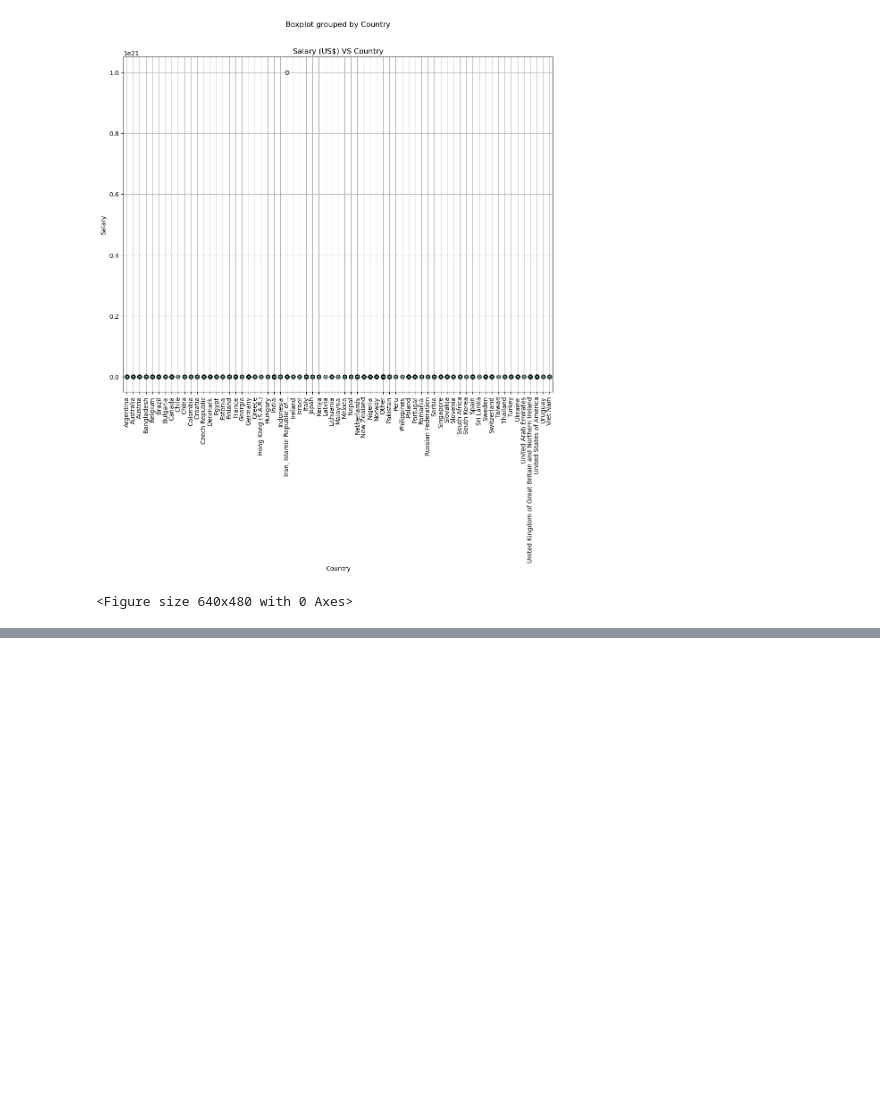
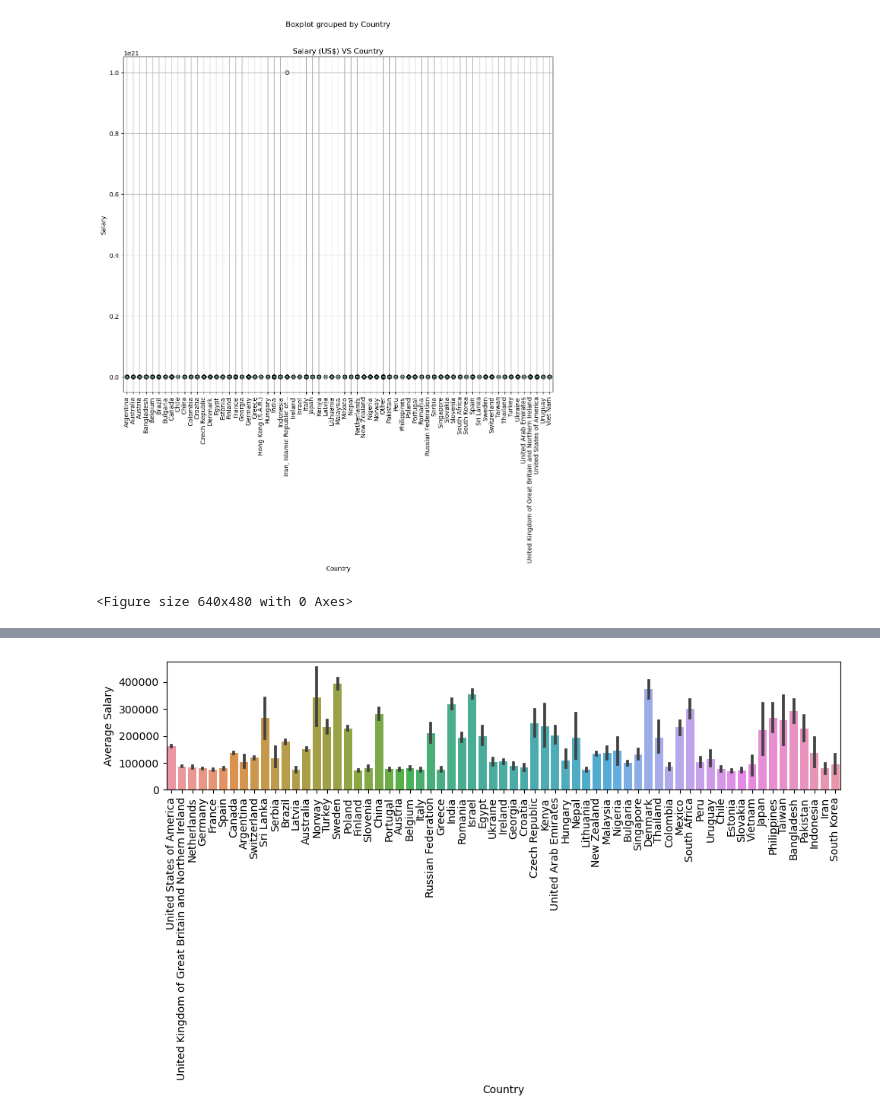
Before and after one commit to Augusta02/developer_salary_2023, a Jupyter notebook: salary_prediction.ipynb, the cells around one changed output, grey strips where cells are left out. Saved outputs shown, nothing was run; the diff lists cells and outputs as text; code cells hidden in the pictures; blank space fills up the shorter version.

```diff
--- a/salary_prediction.ipynb
+++ b/salary_prediction.ipynb
@@ -518,0 +535,10 @@ for index, row in df.iterrows():
+# %%
+def clean_experience(x):
+    if x == 'More than 50 years':
+        return 50
+    elif x == 'Less than 1 year':
+        return 0.5
+    else:
+        return float(x)
+
+df['YearsCodePro'] = df['YearsCodePro'].apply(clean_experience)
@@ -518,0 +562,3 @@ for index, row in df.iterrows():
+# %%
+average_salary_country = df.groupby('Country')['Salary'].mean().reset_index()
+average_salary_country.head(40)
@@ -518,0 +583,10 @@ for index, row in df.iterrows():
+# %%
+plt.figure(figsize=(10, 6))
+sns.barplot(x=df['Country'], y=df['Salary'], data=average_salary_country)
+plt.xlabel('Country')
+plt.ylabel('Average Salary')
+plt.xticks(rotation=90)
+plt.tight_layout()
+plt.show()
+# %% [output]
+[figure, added]
```
Also changed, not shown: parts of 27 cells of this notebook, 1 other file.
